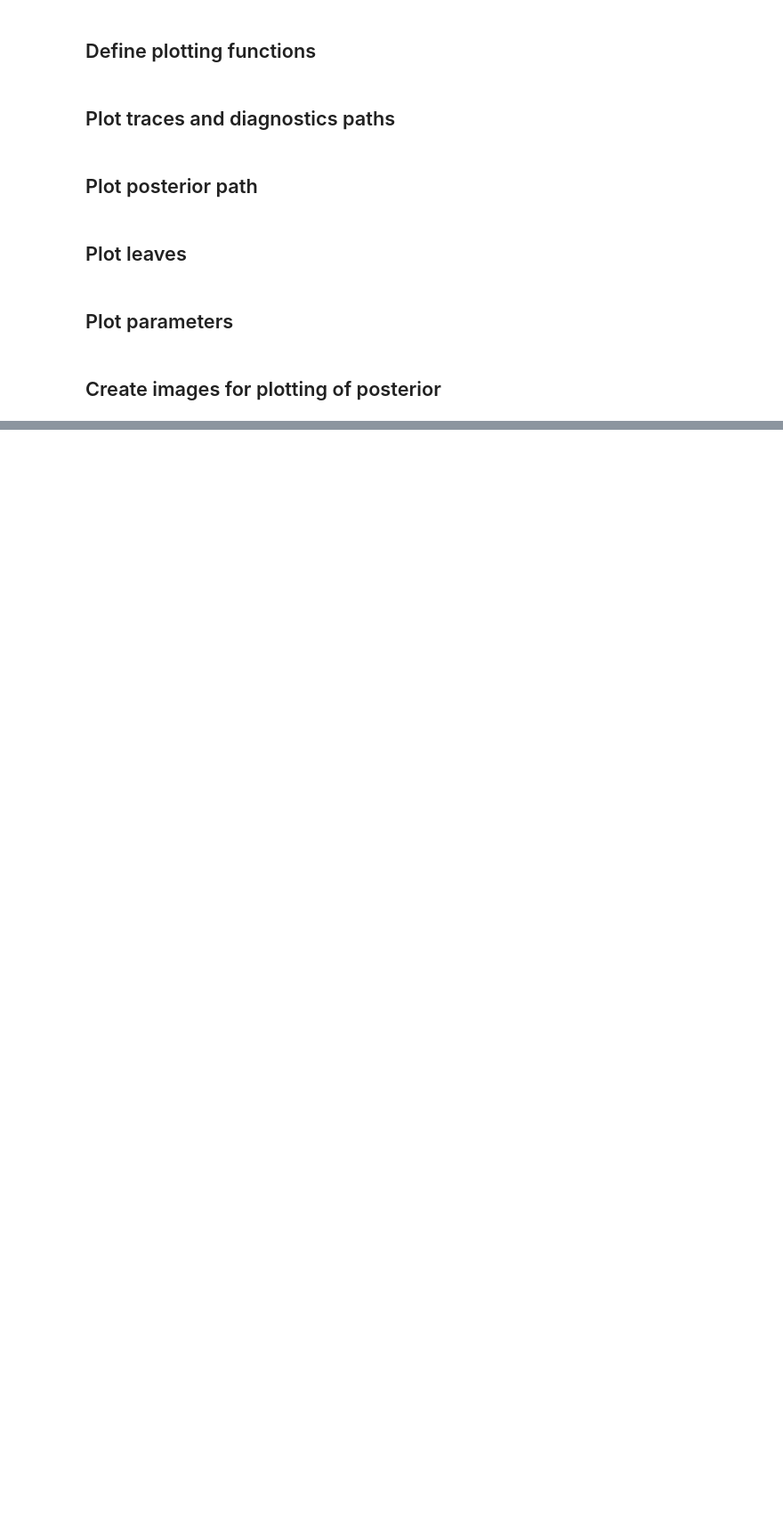
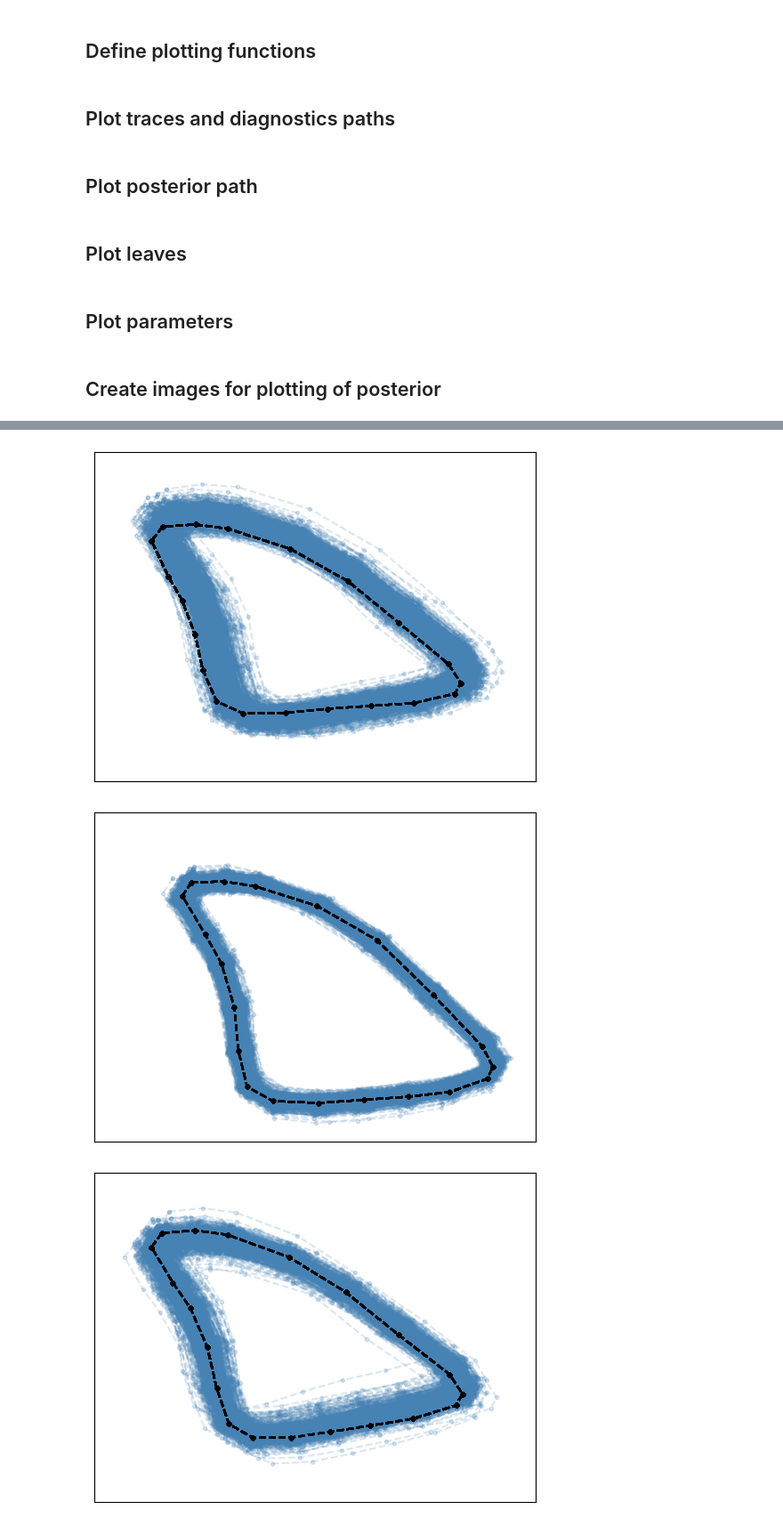
Before and after one commit to sofiastroustrup/stochastic_phylogenetic_models_of_shape, a Jupyter notebook: diagnostics.ipynb, the cells around one changed output, grey strips where cells are left out. Shown at 89% size. Cells and saved outputs as stored; diff of their text form; code cells hidden in the pictures; blank space fills up the shorter version.

Commit message:
made plots for paper

```diff
--- a/diagnostics.ipynb
+++ b/diagnostics.ipynb
@@ -25,6 +28,6 @@ levelorder_tree = 'levelorder_chazot_full_tree.nw'
 pars_name = ['kalpha', 'gtheta']
 rep_path = len(pars_name)+1
 chains = os.listdir(folder_runs) # use all chains in data seed folder
-chains = [c for c in chains if c[0] not in ['_', '.']] # remove files starting with underscore
+chains = [c for c in chains if c[0] not in ['_', '.', 'leaves']] # remove files starting with underscore
 print(chains)
 temp_name = ['' for i in range(len(chains))]
@@ -367,0 +399,24 @@ for i in range(leaves.shape[0]):
+# %%
+# Create a scatter plot for each k
+sample_n=50
+for i in range(len(inneridx)):
+    idx = inneridx[i]
+    innernodes = flat_trees[:,:,idx,:].reshape(-1, nxd)[::sample_n,:]
+    inode = np.append(innernodes, innernodes[:,0:2],1)
+    for j in range(inode.shape[0]):
+        plt.plot(inode[j,::2], inode[j,1::2], '--.', color='steelblue', alpha=0.2)
+        true_innernode = flat_true_tree[idx,:]
+        tinode = np.concatenate((true_innernode, true_innernode[0:2]))
+        plt.plot(tinode[::2], tinode[1::2], '--.', color='black', label='True shape')
+    #plt.title(f'Node {idx}', size=10)
+    #plt.axis('off')
+    plt.ylim(-1.1,1.3)
+    plt.xlim(-1.2, 1.5)
+    plt.gca().axes.get_yaxis().set_visible(False)
+    plt.gca().axes.get_xaxis().set_visible(False)
+    plt.savefig(folder_runs+f'innernodes/{inneridx[i]}.pdf')
+    plt.show()
+# %% [output]
+[figure, added]
+[figure, added]
+[figure, added]
```
Also changed, not shown: parts of 7 cells of this notebook, 1 other file.
